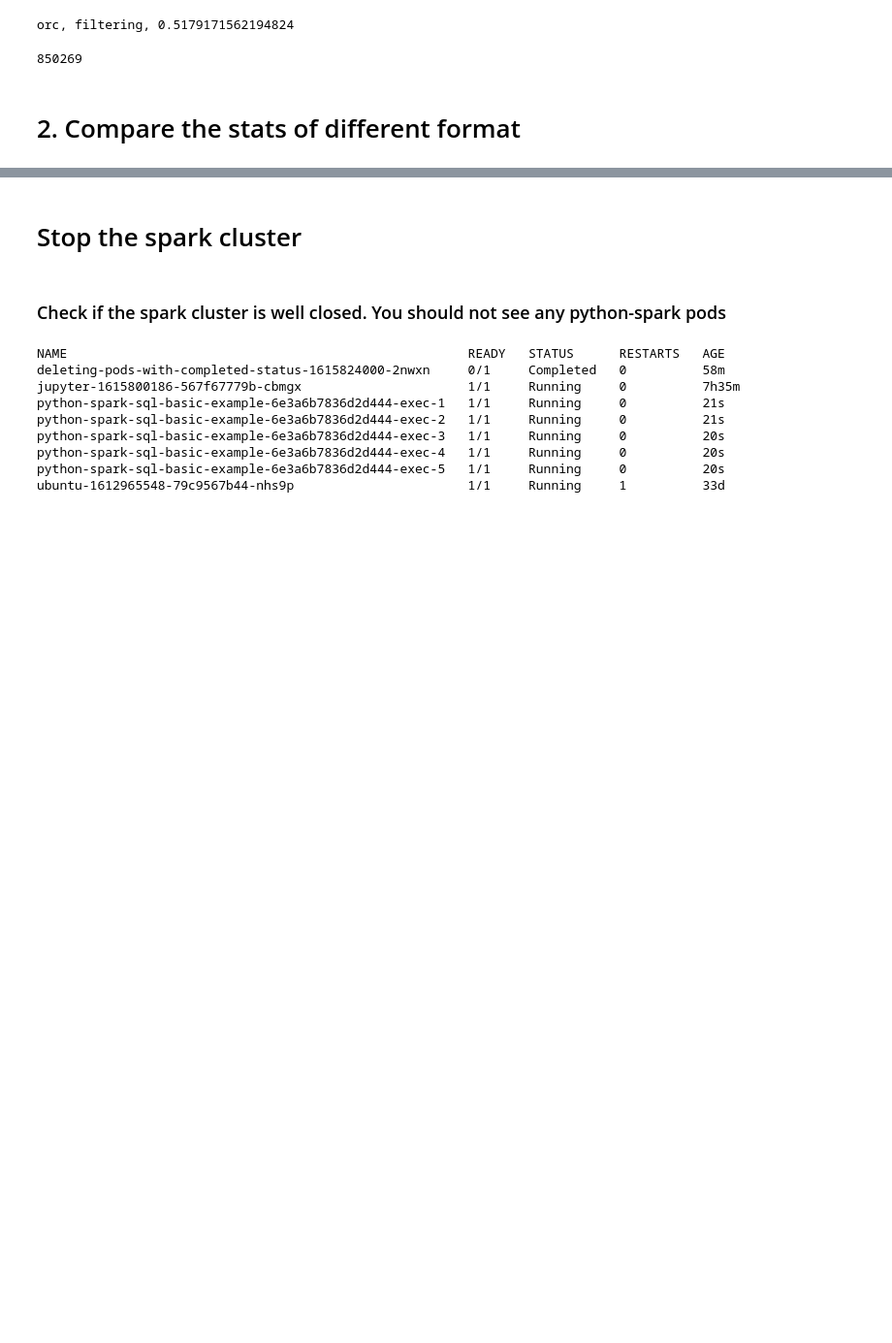
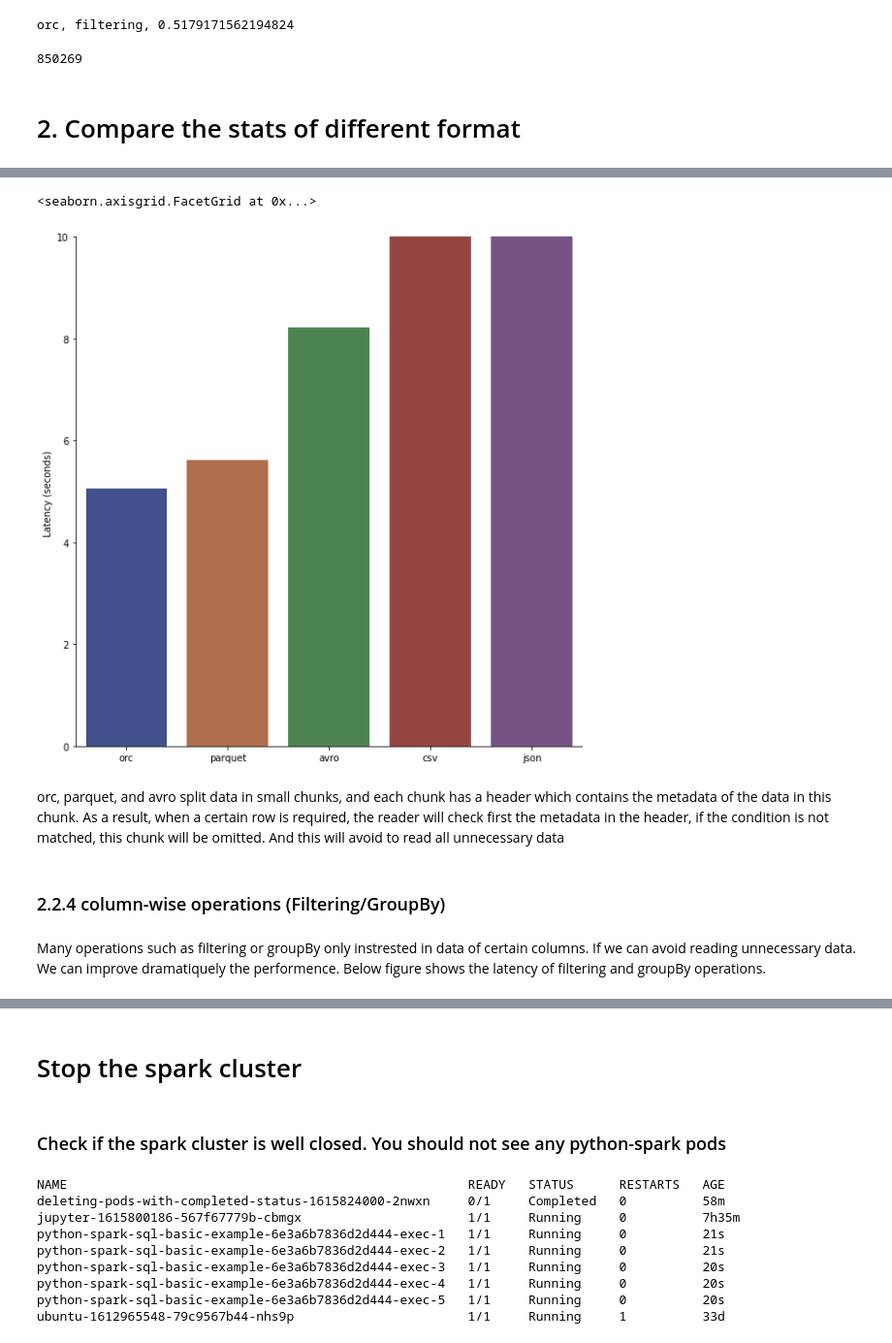
Before and after one commit to pengfei99/data_format_and_optimization, a Jupyter notebook: notebooks/data_format_overview_local.ipynb, the cells around one changed output, grey strips where cells are left out. Shown at 97% size. Saved outputs shown, nothing was run; the diff lists cells and outputs as text; code cells hidden in the pictures; blank space fills up the shorter version.

```diff
--- a/notebooks/data_format_overview_local.ipynb
+++ b/notebooks/data_format_overview_local.ipynb
@@ -630,0 +697,3 @@ g_size.set(ylim=(150, 1300))
+# %%
+random_op_df=pd_df[pd_df.command.eq("random_batch")]
+random_op_df.head(5)
@@ -630,0 +707,20 @@ g_size.set(ylim=(150, 1300))
+# %%
+# show the stats in a catplot
+g_random_op = sns.catplot(
+    data=random_op_df, kind="bar",
+    x="format", y="Latency",
+    order=['orc','parquet','avro','csv','json'],
+    ci="sd", palette="dark", alpha=0.8, height=8
+)
+g_random_op.despine(left=False)
+g_random_op.set_axis_labels("", "Latency (seconds) ")
+g_random_op.set(ylim=(0, 10))
+# %% [output]
+<seaborn.axisgrid.FacetGrid at 0x...>
+[figure, added]
+# %% [markdown]
+orc, parquet, and avro split data in small chunks, and each chunk has a header which contains the metadata of the data in this chunk. As a result, when a certain row is required, the reader will check first the metadata in the header, if the condition is not matched, this chunk will be omitted. And this will avoid to read all unnecessary data
+# %% [markdown]
+### 2.2.4 column-wise operations (Filtering/GroupBy)
+# %% [markdown]
+Many operations such as filtering or groupBy only instrested in data of certain columns. If we can avoid reading unnecessary data. We can improve dramatiquely the performence. Below figure shows the latency of filtering and groupBy operations.
```
Also changed, not shown: parts of 49 cells of this notebook.
